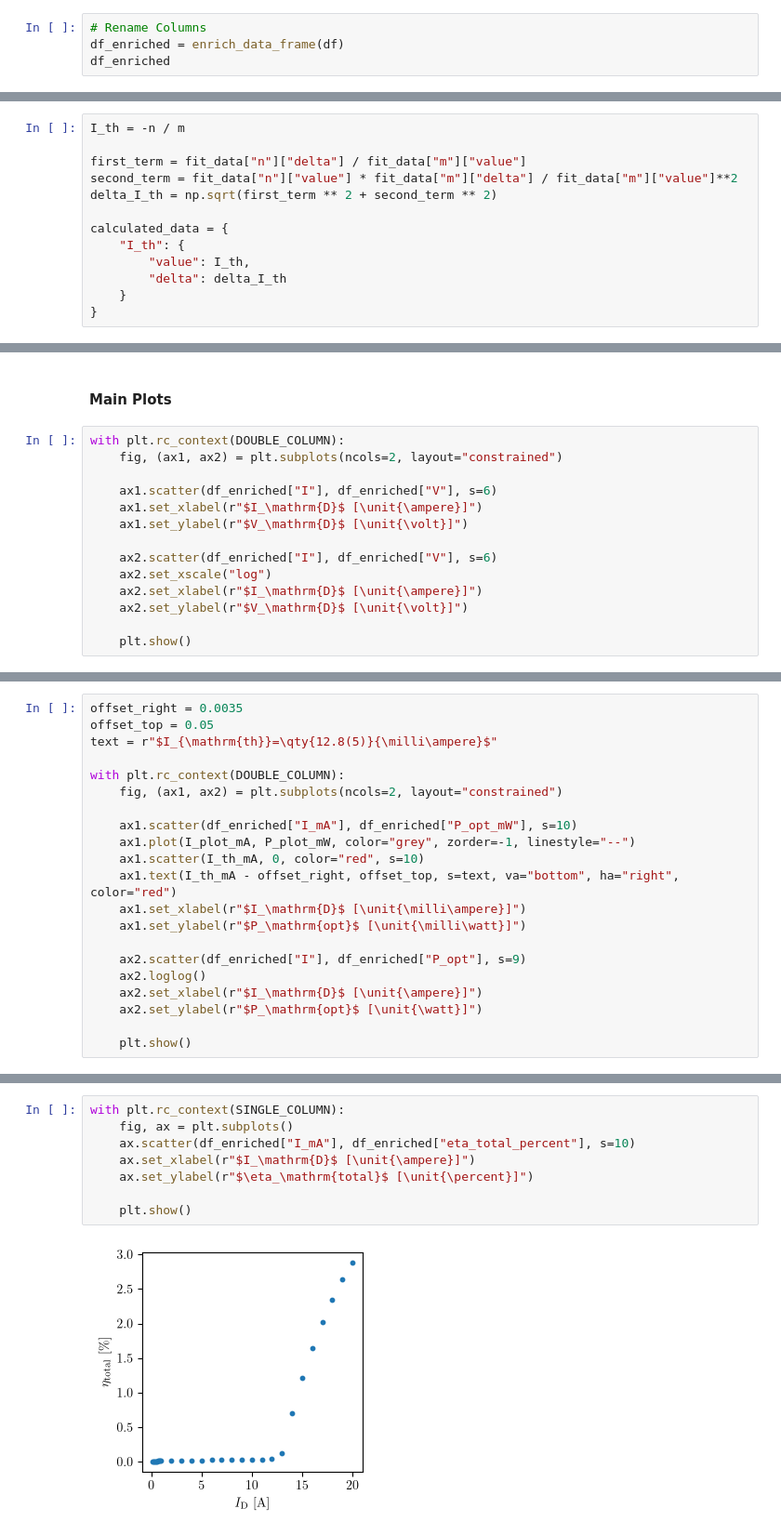
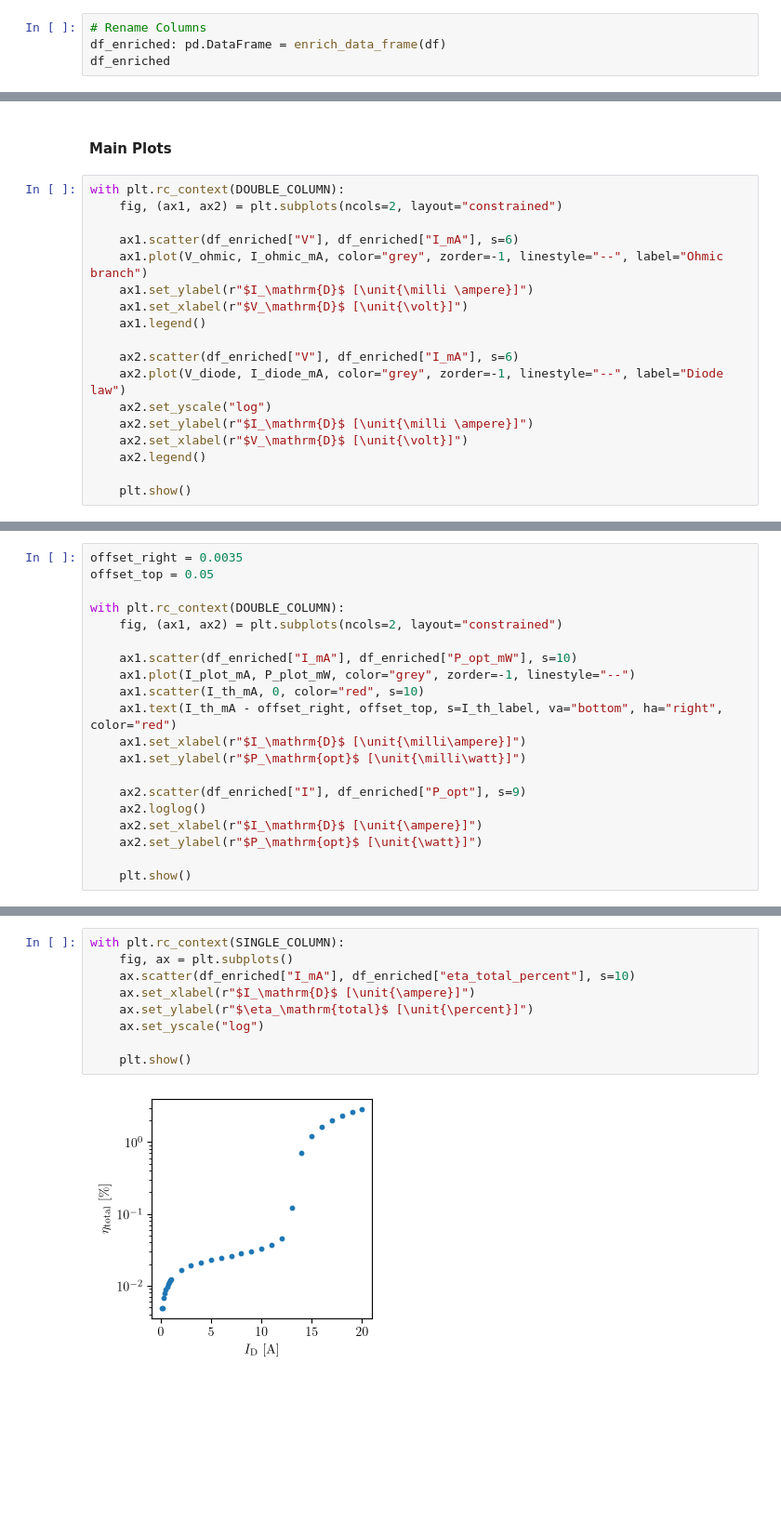
Before and after one commit to slegt/semiconductor_lab_1, a Jupyter notebook: b7/python/task1.ipynb, the cells around one changed output, grey strips where cells are left out. Shown at 93% size. Cells and saved outputs as stored; diff of their text form; blank space fills up the shorter version.

Commit message:
feat: b7 finish data science

```diff
--- a/b7/python/task1.ipynb
+++ b/b7/python/task1.ipynb
@@ -74,6 +88,6 @@ def enrich_data_frame(df: pd.DataFrame) -> pd.DataFrame:
 # %%
 # Rename Columns
-df_enriched = enrich_data_frame(df)
+df_enriched: pd.DataFrame = enrich_data_frame(df)
 df_enriched
 # %% [output]
 |  | I | V | P_opt | P_el | I_mA | V_mV | P_opt_nW | P_opt_mW | eta_total | ... |
@@ -118,18 +166,5 @@ pprint(fit_data)
 # %% [markdown]
 #### Calculated Quantities
-# %%
-I_th = -n / m
-
-first_term = fit_data["n"]["delta"] / fit_data["m"]["value"]
-second_term = fit_data["n"]["value"] * fit_data["m"]["delta"] / fit_data["m"]["value"]**2
-delta_I_th = np.sqrt(first_term ** 2 + second_term ** 2)
-
-calculated_data = {
-    "I_th": {
-        "value": I_th,
-        "delta": delta_I_th
-    }
-}
 # %%
 WAVELENGTH = 800e-9  # 800 nm
 eta_diff = fit_data["m"]["value"] * constants.e * WAVELENGTH / (constants.h * constants.c)
@@ -165,14 +216,18 @@ I_th_mA = calculated_data["I_th"]["value"] * 1e3
 with plt.rc_context(DOUBLE_COLUMN):
     fig, (ax1, ax2) = plt.subplots(ncols=2, layout="constrained")
 
-    ax1.scatter(df_enriched["I"], df_enriched["V"], s=6)
-    ax1.set_xlabel(r"$I_\mathrm{D}$ [\unit{\ampere}]")
-    ax1.set_ylabel(r"$V_\mathrm{D}$ [\unit{\volt}]")
+    ax1.scatter(df_enriched["V"], df_enriched["I_mA"], s=6)
+    ax1.plot(V_ohmic, I_ohmic_mA, color="grey", zorder=-1, linestyle="--", label="Ohmic branch")
+    ax1.set_ylabel(r"$I_\mathrm{D}$ [\unit{\milli \ampere}]")
+    ax1.set_xlabel(r"$V_\mathrm{D}$ [\unit{\volt}]")
+    ax1.legend()
 
-    ax2.scatter(df_enriched["I"], df_enriched["V"], s=6)
-    ax2.set_xscale("log")
-    ax2.set_xlabel(r"$I_\mathrm{D}$ [\unit{\ampere}]")
-    ax2.set_ylabel(r"$V_\mathrm{D}$ [\unit{\volt}]")
+    ax2.scatter(df_enriched["V"], df_enriched["I_mA"], s=6)
+    ax2.plot(V_diode, I_diode_mA, color="grey", zorder=-1, linestyle="--", label="Diode law")
+    ax2.set_yscale("log")
+    ax2.set_ylabel(r"$I_\mathrm{D}$ [\unit{\milli \ampere}]")
+    ax2.set_xlabel(r"$V_\mathrm{D}$ [\unit{\volt}]")
+    ax2.legend()
 
     plt.show()
 # %% [output]
@@ -180,7 +235,6 @@ with plt.rc_context(DOUBLE_COLUMN):
 # %%
 offset_right = 0.0035
 offset_top = 0.05
-text = r"$I_{\mathrm{th}}=\qty{12.8(5)}{\milli\ampere}$"
 
 with plt.rc_context(DOUBLE_COLUMN):
     fig, (ax1, ax2) = plt.subplots(ncols=2, layout="constrained")
@@ -188,7 +242,7 @@ with plt.rc_context(DOUBLE_COLUMN):
     ax1.scatter(df_enriched["I_mA"], df_enriched["P_opt_mW"], s=10)
     ax1.plot(I_plot_mA, P_plot_mW, color="grey", zorder=-1, linestyle="--")
     ax1.scatter(I_th_mA, 0, color="red", s=10)
-    ax1.text(I_th_mA - offset_right, offset_top, s=text, va="bottom", ha="right", color="red")
+    ax1.text(I_th_mA - offset_right, offset_top, s=I_th_label, va="bottom", ha="right", color="red")
     ax1.set_xlabel(r"$I_\mathrm{D}$ [\unit{\milli\ampere}]")
     ax1.set_ylabel(r"$P_\mathrm{opt}$ [\unit{\milli\watt}]")
 
@@ -203,10 +257,11 @@ with plt.rc_context(DOUBLE_COLUMN):
 # %%
 with plt.rc_context(SINGLE_COLUMN):
     fig, ax = plt.subplots()
     ax.scatter(df_enriched["I_mA"], df_enriched["eta_total_percent"], s=10)
     ax.set_xlabel(r"$I_\mathrm{D}$ [\unit{\ampere}]")
     ax.set_ylabel(r"$\eta_\mathrm{total}$ [\unit{\percent}]")
+    ax.set_yscale("log")
 
     plt.show()
 # %% [output]
-[figure, old version]
+[figure, new version]
```
Also changed, not shown: parts of 13 cells of this notebook, 17 other files.
